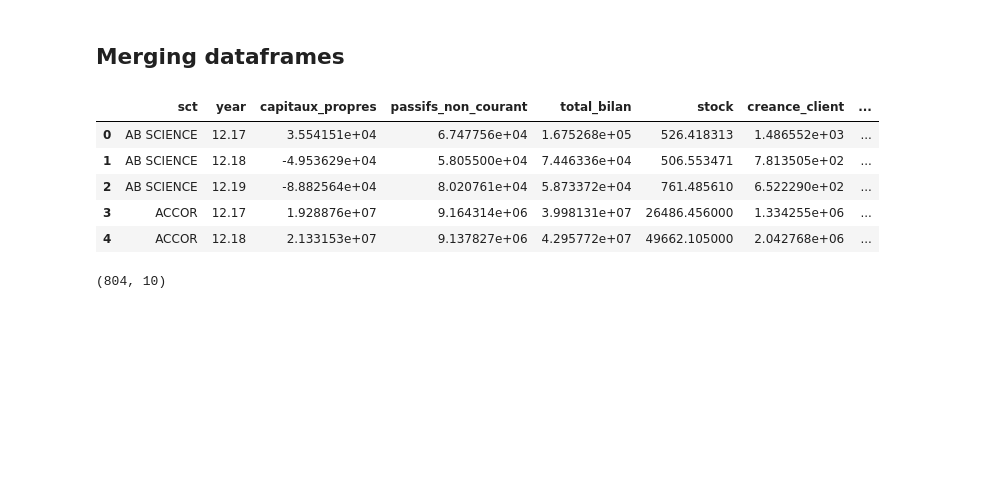
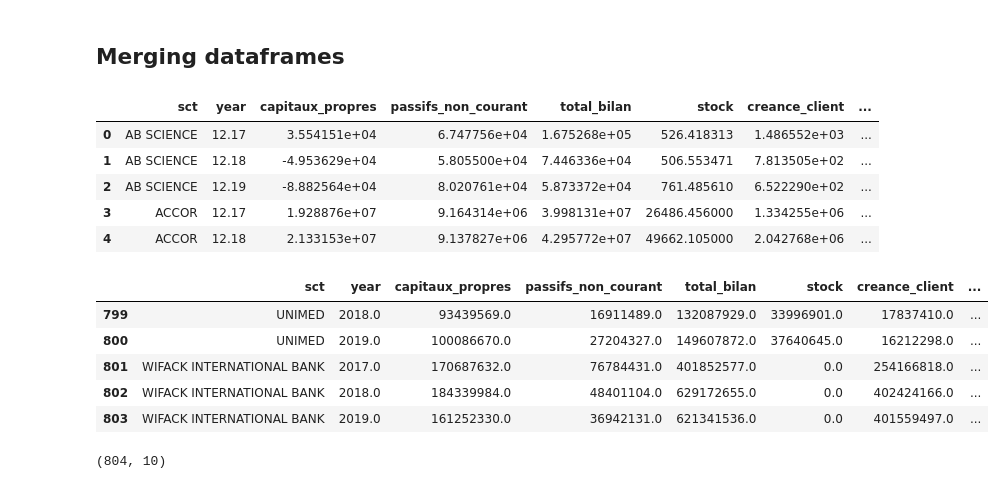
Before and after one commit to faisalGhozzi/Financini_web_service, a Jupyter notebook: research/Financini.ipynb, the cells around one changed output. Cells and saved outputs as stored; diff of their text form; code cells hidden in the pictures; blank space fills up the shorter version.

```diff
--- a/research/Financini.ipynb
+++ b/research/Financini.ipynb
@@ -116,7 +116,7 @@ resultat_net
 chiffre_d_affaires
 # %%
 for col in df[cols]:
-    df[col] =df[col] * 3.310807
+    df[col] =df[col] * get_exchange_rate("EUR", "TND")
 # %%
 df.head()
 # %% [output]
@@ -140,6 +140,15 @@ df_final.head()
 | 2 | AB SCIENCE | 12.19 | -8.882564e+04 | 8.020761e+04 | 5.873372e+04 | 761.485610 | 6.522290e+02 | ... |
 | 3 | ACCOR | 12.17 | 1.928876e+07 | 9.164314e+06 | 3.998131e+07 | 26486.456000 | 1.334255e+06 | ... |
 | 4 | ACCOR | 12.18 | 2.133153e+07 | 9.137827e+06 | 4.295772e+07 | 49662.105000 | 2.042768e+06 | ... |
+# %%
+df_final.tail()
+# %% [output]
+|  | sct | year | capitaux_propres | passifs_non_courant | total_bilan | stock | creance_client | ... |
+| 799 | UNIMED | 2018.0 | 93439569.0 | 16911489.0 | 132087929.0 | 33996901.0 | 17837410.0 | ... |
+| 800 | UNIMED | 2019.0 | 100086670.0 | 27204327.0 | 149607872.0 | 37640645.0 | 16212298.0 | ... |
+| 801 | WIFACK INTERNATIONAL BANK | 2017.0 | 170687632.0 | 76784431.0 | 401852577.0 | 0.0 | 254166818.0 | ... |
+| 802 | WIFACK INTERNATIONAL BANK | 2018.0 | 184339984.0 | 48401104.0 | 629172655.0 | 0.0 | 402424166.0 | ... |
+| 803 | WIFACK INTERNATIONAL BANK | 2019.0 | 161252330.0 | 36942131.0 | 621341536.0 | 0.0 | 401559497.0 | ... |
 # %%
 df_final.shape
 # %% [output]
```
Also changed, not shown: 48 other files.
